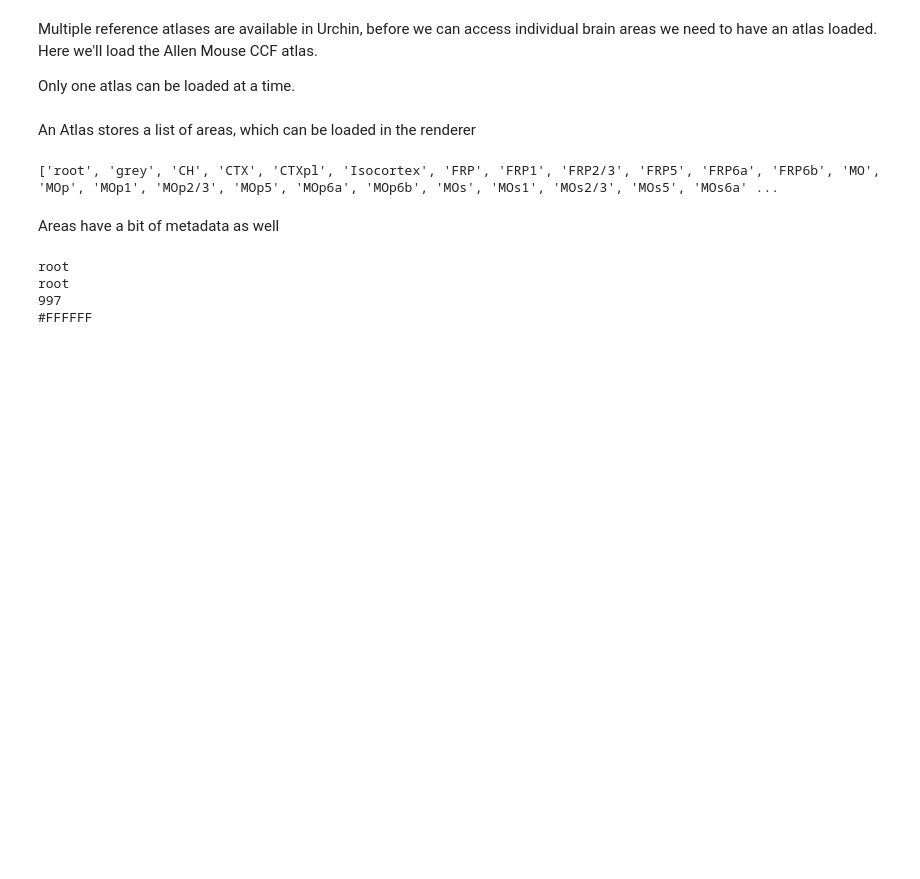
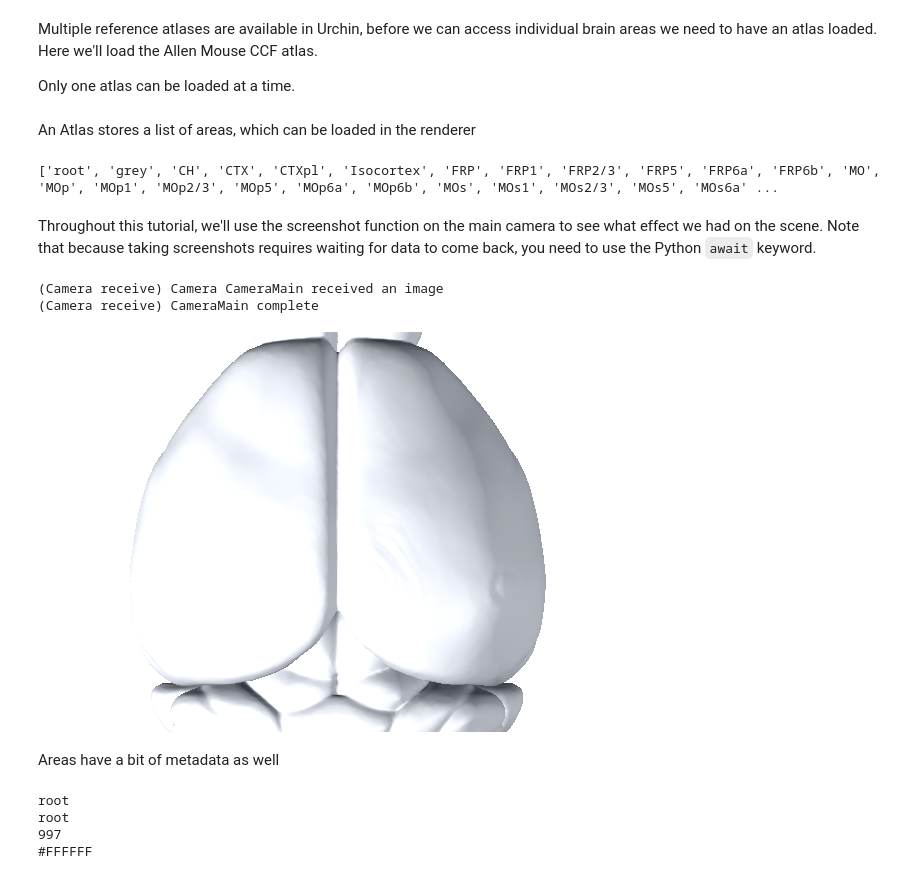
Before and after one commit to VirtualBrainLab/urchin-examples, a Jupyter notebook: basics/areas.ipynb, the cells around one changed output. Cells and saved outputs as stored; diff of their text form; code cells hidden in the pictures; blank space fills up the shorter version.

```diff
--- a/basics/areas.ipynb
+++ b/basics/areas.ipynb
@@ -42,6 +42,14 @@ print(urchin.ccf25.areas)
 urchin.ccf25.root.set_visibility(True)
 # %% [output]
 ['root', 'grey', 'CH', 'CTX', 'CTXpl', 'Isocortex', 'FRP', 'FRP1', 'FRP2/3', 'FRP5', 'FRP6a', 'FRP6b', 'MO', 'MOp', 'MOp1', 'MOp2/3', 'MOp5', 'MOp6a', 'MOp6b', 'MOs', 'MOs1', 'MOs2/3', 'MOs5', 'MOs6a' ...
+# %% [markdown]
+Throughout this tutorial, we'll use the screenshot function on the main camera to see what effect we had on the scene. Note that because taking screenshots requires waiting for data to come back, you need to use the Python `await` keyword.
+# %%
+await urchin.camera.main.screenshot(size=[600,400])
+# %% [output]
+(Camera receive) Camera CameraMain received an image
+(Camera receive) CameraMain complete
+[figure, added]
 # %% [markdown]
 Areas have a bit of metadata as well
 # %%
```
Also changed, not shown: parts of 5 cells of this notebook.
